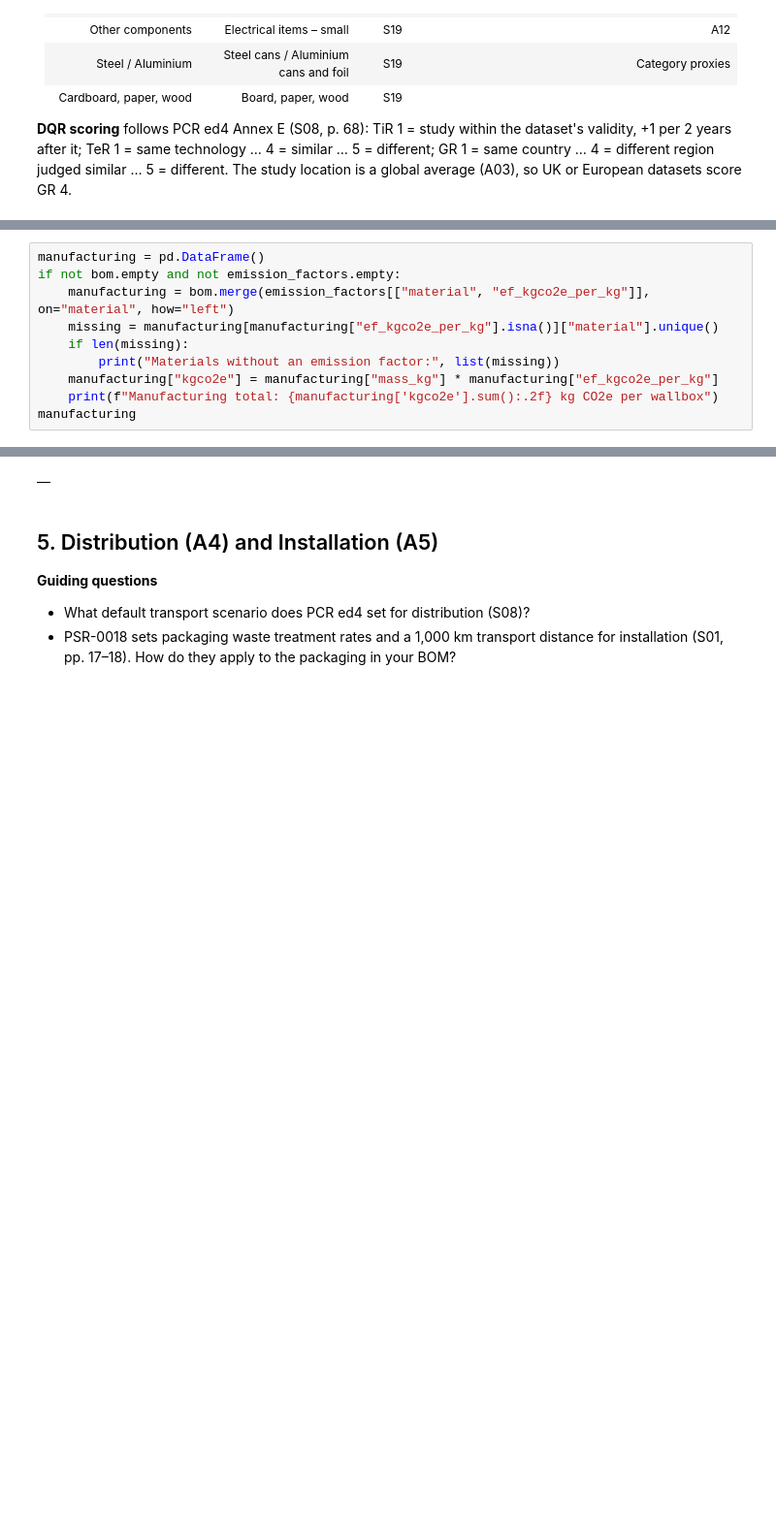
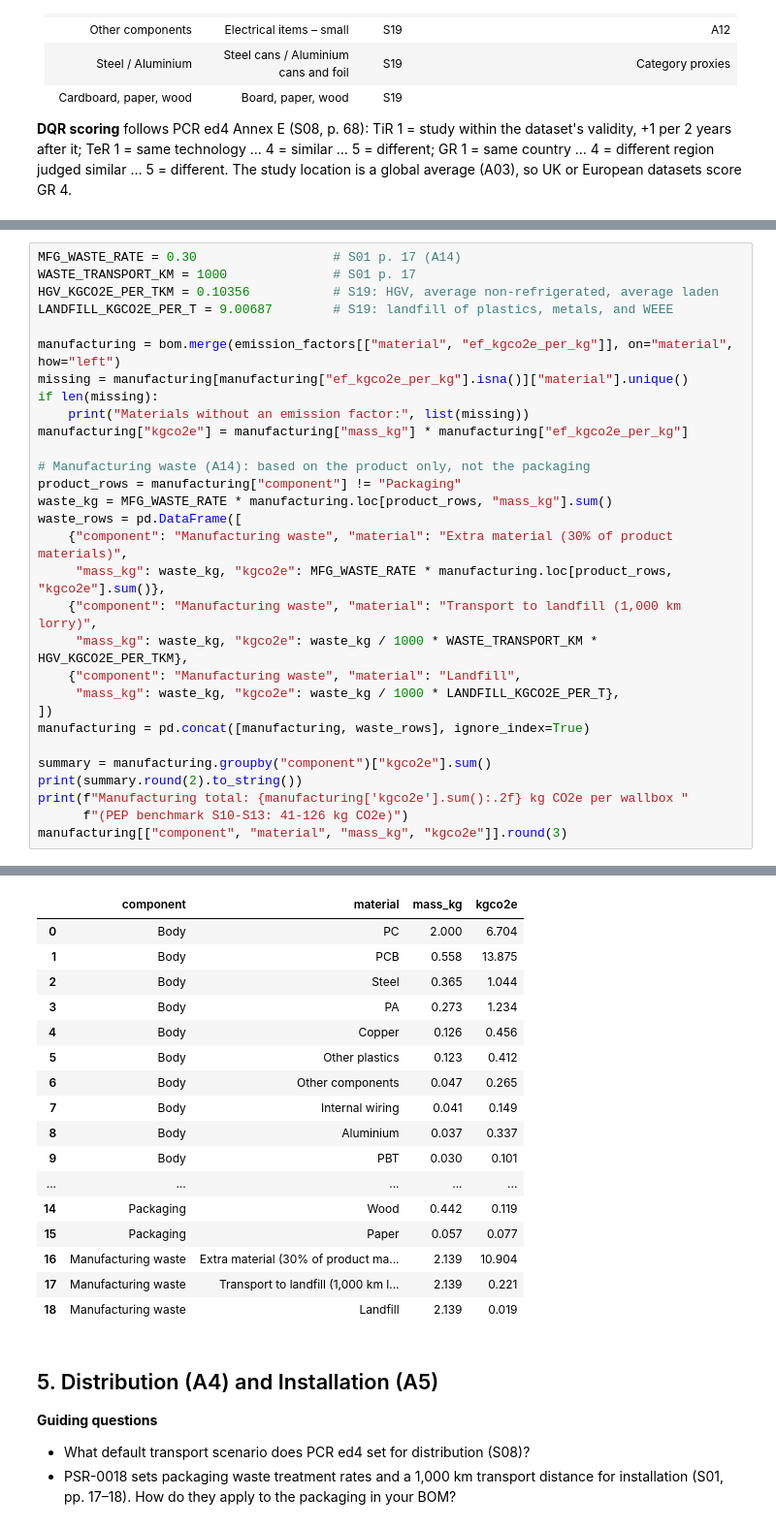
Before and after one commit to loying1005/ev-charger-pcf-cdr, a Jupyter notebook: notebooks/02_inventory_calc.ipynb, the cells around one changed output, grey strips where cells are left out. Shown at 97% size. Saved outputs shown, nothing was run; the diff lists cells and outputs as text; blank space fills up the shorter version.

```diff
--- a/notebooks/02_inventory_calc.ipynb
+++ b/notebooks/02_inventory_calc.ipynb
@@ -342,11 +389,31 @@ Emissions = mass of each material × its emission factor.
 # %%
-manufacturing = pd.DataFrame()
-if not bom.empty and not emission_factors.empty:
-    manufacturing = bom.merge(emission_factors[["material", "ef_kgco2e_per_kg"]], on="material", how="left")
-    missing = manufacturing[manufacturing["ef_kgco2e_per_kg"].isna()]["material"].unique()
-    if len(missing):
-        print("Materials without an emission factor:", list(missing))
-    manufacturing["kgco2e"] = manufacturing["mass_kg"] * manufacturing["ef_kgco2e_per_kg"]
-    print(f"Manufacturing total: {manufacturing['kgco2e'].sum():.2f} kg CO2e per wallbox")
-manufacturing
+MFG_WASTE_RATE = 0.30                  # S01 p. 17 (A14)
+WASTE_TRANSPORT_KM = 1000              # S01 p. 17
+HGV_KGCO2E_PER_TKM = 0.10356           # S19: HGV, average non-refrigerated, average laden
+LANDFILL_KGCO2E_PER_T = 9.00687        # S19: landfill of plastics, metals, and WEEE
+
+manufacturing = bom.merge(emission_factors[["material", "ef_kgco2e_per_kg"]], on="material", how="left")
+missing = manufacturing[manufacturing["ef_kgco2e_per_kg"].isna()]["material"].unique()
+if len(missing):
+    print("Materials without an emission factor:", list(missing))
+manufacturing["kgco2e"] = manufacturing["mass_kg"] * manufacturing["ef_kgco2e_per_kg"]
+
+# Manufacturing waste (A14): based on the product only, not the packaging
+product_rows = manufacturing["component"] != "Packaging"
+waste_kg = MFG_WASTE_RATE * manufacturing.loc[product_rows, "mass_kg"].sum()
+waste_rows = pd.DataFrame([
+    {"component": "Manufacturing waste", "material": "Extra material (30% of product materials)",
+     "mass_kg": waste_kg, "kgco2e": MFG_WASTE_RATE * manufacturing.loc[product_rows, "kgco2e"].sum()},
+    {"component": "Manufacturing waste", "material": "Transport to landfill (1,000 km lorry)",
+     "mass_kg": waste_kg, "kgco2e": waste_kg / 1000 * WASTE_TRANSPORT_KM * HGV_KGCO2E_PER_TKM},
+    {"component": "Manufacturing waste", "material": "Landfill",
+     "mass_kg": waste_kg, "kgco2e": waste_kg / 1000 * LANDFILL_KGCO2E_PER_T},
+])
+manufacturing = pd.concat([manufacturing, waste_rows], ignore_index=True)
+
+summary = manufacturing.groupby("component")["kgco2e"].sum()
+print(summary.round(2).to_string())
+print(f"Manufacturing total: {manufacturing['kgco2e'].sum():.2f} kg CO2e per wallbox "
+      f"(PEP benchmark S10-S13: 41-126 kg CO2e)")
+manufacturing[["component", "material", "mass_kg", "kgco2e"]].round(3)
 # %% [output]
@@ -353,4 +427,20 @@ manufacturing
-|  |
+|  | component | material | mass_kg | kgco2e |
+| 0 | Body | PC | 2.000 | 6.704 |
+| 1 | Body | PCB | 0.558 | 13.875 |
+| 2 | Body | Steel | 0.365 | 1.044 |
+| 3 | Body | PA | 0.273 | 1.234 |
+| 4 | Body | Copper | 0.126 | 0.456 |
+| 5 | Body | Other plastics | 0.123 | 0.412 |
+| 6 | Body | Other components | 0.047 | 0.265 |
+| 7 | Body | Internal wiring | 0.041 | 0.149 |
+| 8 | Body | Aluminium | 0.037 | 0.337 |
+| 9 | Body | PBT | 0.030 | 0.101 |
+| ... | ... | ... | ... | ... |
+| 14 | Packaging | Wood | 0.442 | 0.119 |
+| 15 | Packaging | Paper | 0.057 | 0.077 |
+| 16 | Manufacturing waste | Extra material (30% of product ma... | 2.139 | 10.904 |
+| 17 | Manufacturing waste | Transport to landfill (1,000 km l... | 2.139 | 0.221 |
+| 18 | Manufacturing waste | Landfill | 2.139 | 0.019 |
 # %% [markdown]
 ## 5. Distribution (A4) and Installation (A5)
 
```
Also changed, not shown: parts of 5 cells of this notebook, 1 other file.
